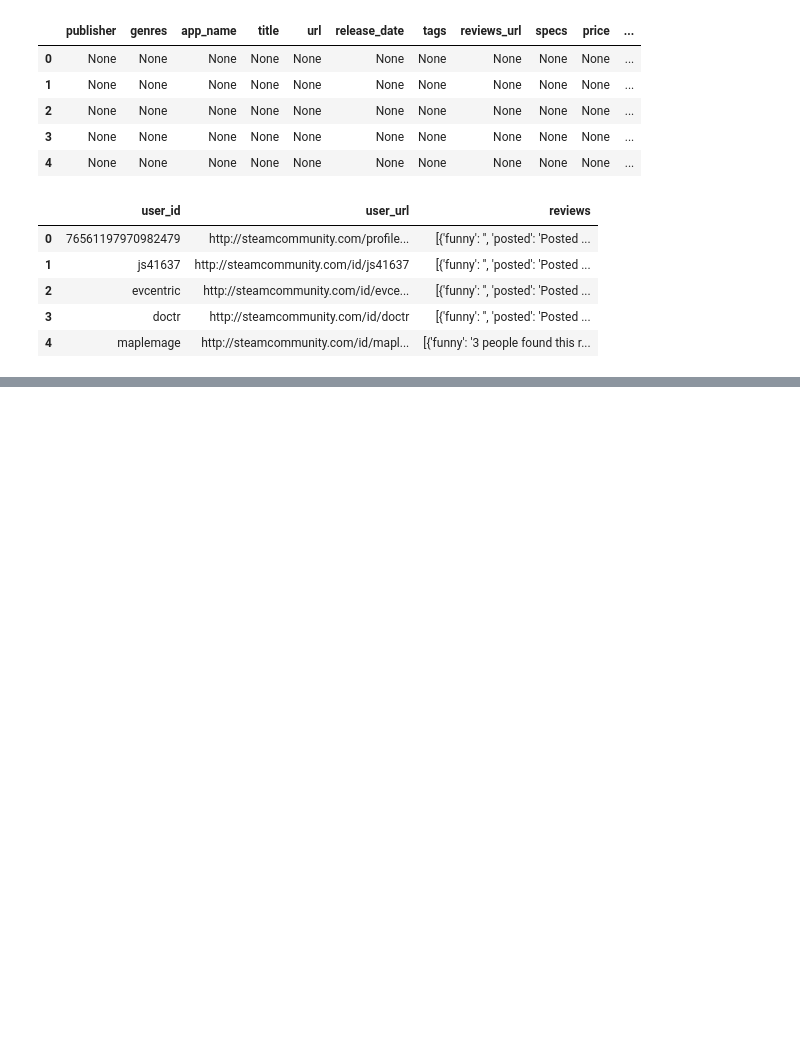
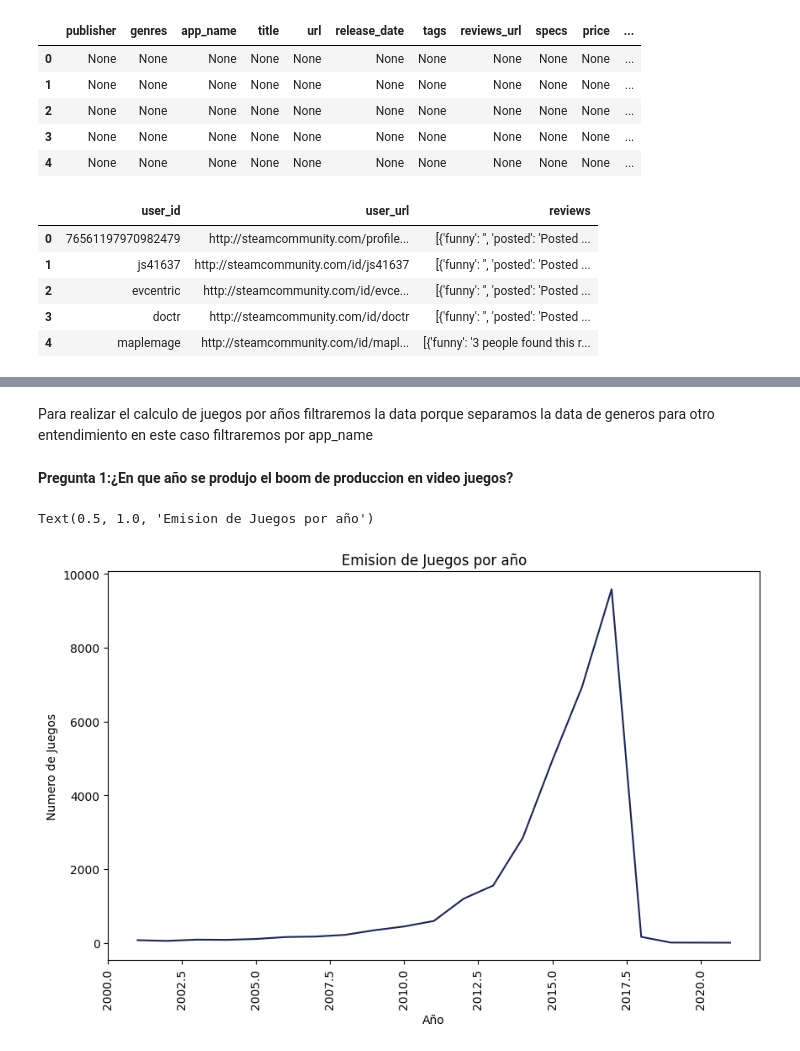
Before and after one commit to AlisterVento/PI-01.MLOps, a Jupyter notebook: Proyecto MLOps.ipynb, the cells around one changed output, grey strips where cells are left out. Saved outputs shown, nothing was run; the diff lists cells and outputs as text; code cells hidden in the pictures; blank space fills up the shorter version.

```diff
--- a/Proyecto MLOps.ipynb
+++ b/Proyecto MLOps.ipynb
@@ -174,0 +153,24 @@ dtype: int64
+# %% [markdown]
+Para realizar el calculo de juegos por años filtraremos la data porque separamos la data de generos para otro entendimiento en este caso filtraremos por app_name
+# %% [markdown]
+**Pregunta 1:¿En que año se produjo el boom de produccion en video juegos?**
+# %%
+games_per_year=df_steam_games.drop_duplicates(subset=['app_name'])
+# %%
+games_per_year=games_per_year[games_per_year['year']>2000]
+# %%
+games_per_year=games_per_year['app_name'].groupby(games_per_year['year']).count()
+index=games_per_year.index
+# %%
+# Grafica lineal de  cantidad de juegos por año
+plt.figure(figsize=(10, 6))
+plt.plot(index, games_per_year, color='#1b2651')
+plt.xticks(rotation='vertical')
+
+# Indicar las etiquetas y el titulo
+plt.xlabel('Año')
+plt.ylabel('Numero de Juegos')
+plt.title('Emision de Juegos por año')
+# %% [output]
+Text(0.5, 1.0, 'Emision de Juegos por año')
+[figure, added]
```
Also changed, not shown: parts of 102 cells of this notebook, 15 other files.
